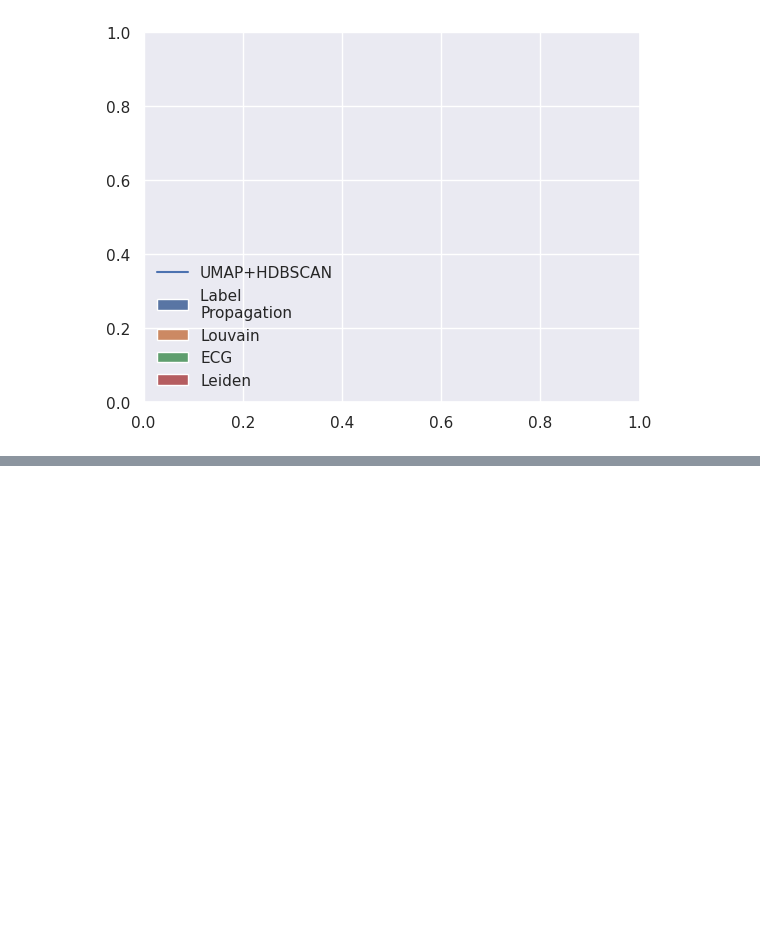
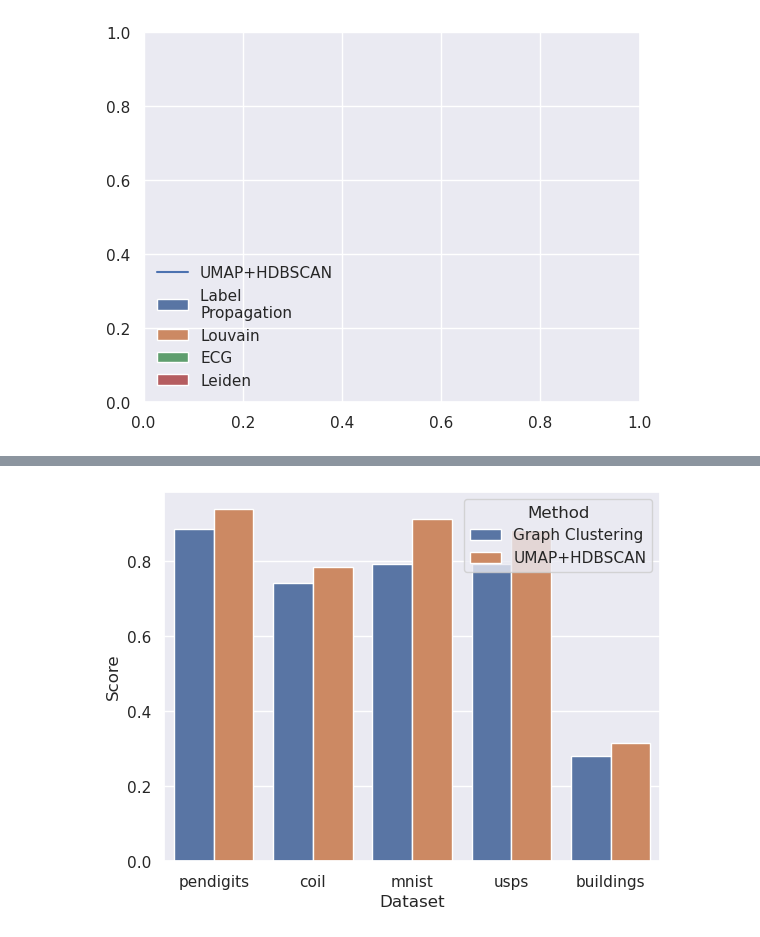
Before and after one commit to vpoulin/HighDimensionalClustering, a Jupyter notebook: notebooks/09A-plot_slides_graph_clustering.ipynb, the cells around one changed output, grey strips where cells are left out. Drawn from its saved outputs; the diff is of its cells as text; code cells hidden in the pictures; blank space fills up the shorter version.

Commit message:
New plots for End of Year

```diff
--- a/notebooks/09A-plot_slides_graph_clustering.ipynb
+++ b/notebooks/09A-plot_slides_graph_clustering.ipynb
@@ -212,0 +233,7 @@ plt.show()
+# %%
+all_results = results[0].copy()
+all_results['Dataset'] = data_set_list[0]
+for i in range(1,5):
+    tmp = results[i].copy()
+    tmp['Dataset'] = data_set_list[i]
+    all_results = pd.concat([all_results, tmp])
@@ -212,0 +259,2 @@ plt.show()
+# %%
+baselines = pd.DataFrame([umap_hdbscan_on_data(i) for i in range(5)])
@@ -212,0 +267,2 @@ plt.show()
+# %%
+df_to_plot = pd.concat([all_results[all_results.Method=='Leiden'], baselines])
@@ -212,0 +271,2 @@ plt.show()
+# %%
+df_to_plot.replace('Leiden','Graph Clustering', inplace=True)
@@ -212,0 +287,5 @@ plt.show()
+# %%
+sns.barplot(df_to_plot, y='Score', x='Dataset', hue='Method')
+plt.savefig(f'figures/fuzzyUnion_graphclust_all_datasets.png')
+# %% [output]
+[figure, added]
```
Also changed, not shown: parts of 8 cells of this notebook, 1 other file.
